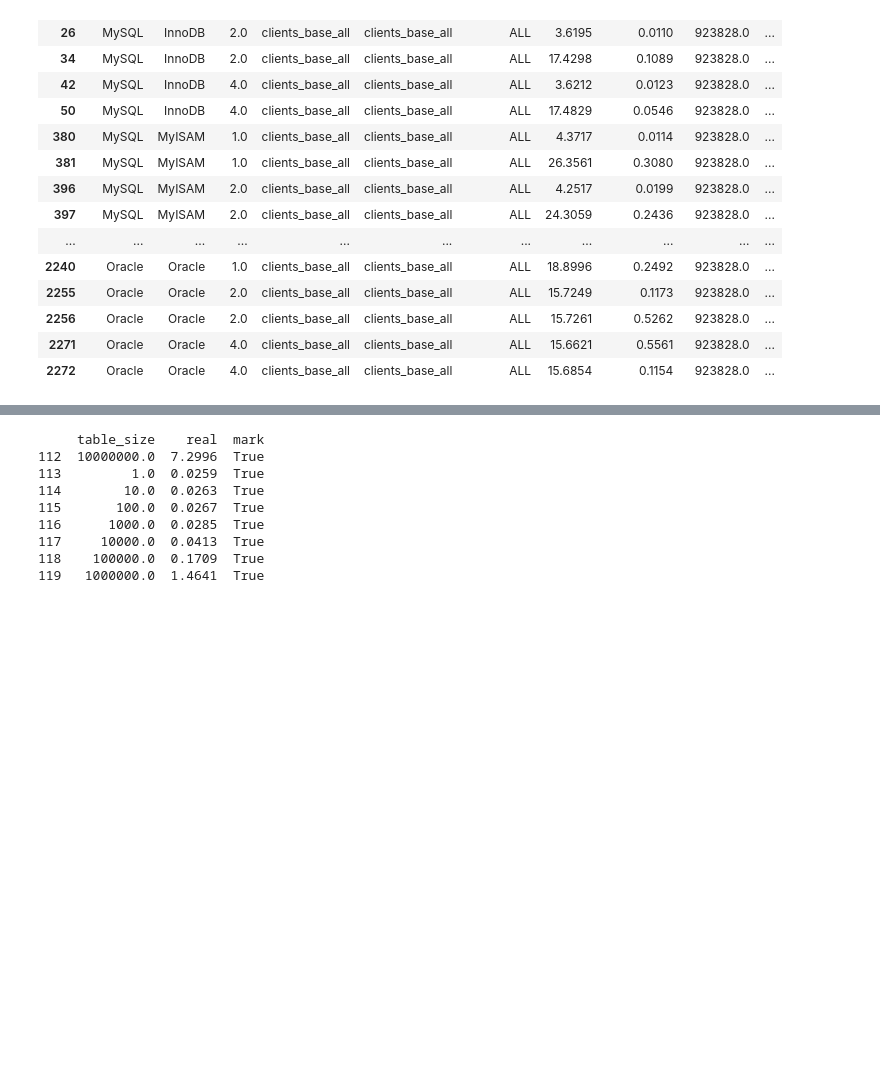
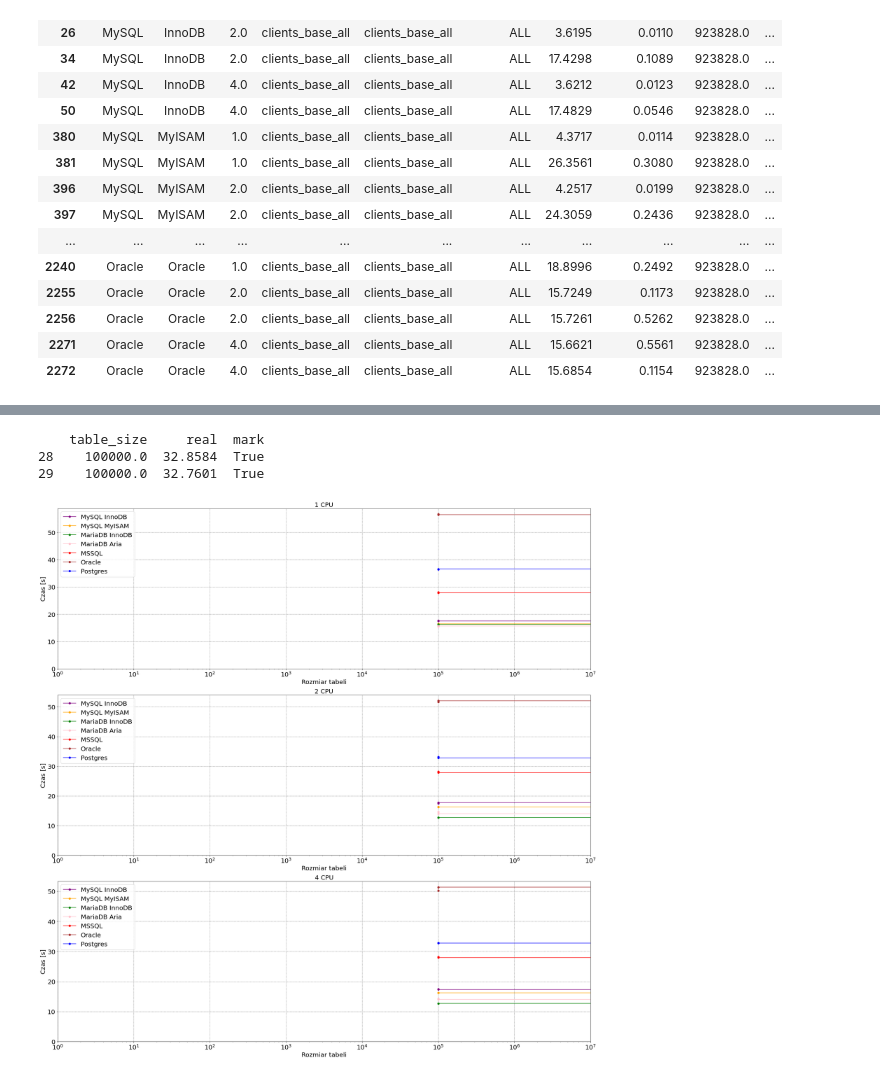
Before and after one commit to skarpecki/db_perf_tests, a Jupyter notebook: praca_inz.ipynb, the cells around one changed output, grey strips where cells are left out. Saved outputs shown, nothing was run; the diff lists cells and outputs as text; code cells hidden in the pictures; blank space fills up the shorter version.

```diff
--- a/praca_inz.ipynb
+++ b/praca_inz.ipynb
@@ -85,15 +85,17 @@ def plot_results_scatter(df_results,
                          yMax=0,
                          xMin=1,
                          xMax=10000000,
-                         indexed=-1,
+                         indexed=None,
                          interpolate=True,
                          interpolation_interval=100,
                          no_interpolate_dbs=[]):
     cpus_idx={0: 1, 1: 2, 2: 4}
-    df = df_results[(df_results['test_name'] == test_name) & (df_results['query_type'] == query_type.upper())]
-    df = df[(df['was_indexed'] == indexed)]
-    df = df[['database', 'engine', 'real', 'table_size', 'was_indexed', 'cpus']].reset_index()
-
+    df = df_results[(df_results['test_name'] == test_name) & (df_results['query_type'] == query_type)]
+    if indexed:
+        df = df[(df['was_indexed'] == indexed)]
+        df = df[['database', 'engine', 'real', 'table_size', 'was_indexed', 'cpus']].reset_index()
+    else:
+        df = df[['database', 'engine', 'real', 'table_size', 'cpus']].reset_index()
     width = 25
     height = 25
     fig, ax = plt.subplots(3, figsize=(width, height))
@@ -146,30 +150,25 @@ def plot_results_scatter(df_results,
 # %%
-test_type = rr.TestName.GROUP_BY_ORDER.value
-query_type = rr.QueryType.ALL.value
-was_indexed = 1
-yMax = 50
-no_interpolate_dbs=['Oracle']
+test_type = rr.TestName.INSERT.value
+query_type = rr.QueryType.ALL.value.upper()
+was_indexed = 0
+yMax = None
+no_interpolate_dbs=[]
 path=rf"C:\Users\Szymon\OneDrive\praca_inzyneirska\wykresy\{test_type}_{query_type}_{was_indexed}.png"
 
-path=path
+path=None
 interpolate=True
 
 plot_results_scatter(df,
                      test_type,
                      query_type,
                      yMax=yMax,
                      indexed=was_indexed,
                      path=path,
                      interpolate=interpolate,
                      xMax=10**7,
                      no_interpolate_dbs=no_interpolate_dbs)
 # %% [output]
-     table_size    real  mark
-112  10000000.0  7.2996  True
-113         1.0  0.0259  True
-114        10.0  0.0263  True
-115       100.0  0.0267  True
-116      1000.0  0.0285  True
-117     10000.0  0.0413  True
-118    100000.0  0.1709  True
-119   1000000.0  1.4641  True
+    table_size     real  mark
+28    100000.0  32.8584  True
+29    100000.0  32.7601  True
+[figure, added]
```
Also changed, not shown: parts of 7 cells of this notebook.
